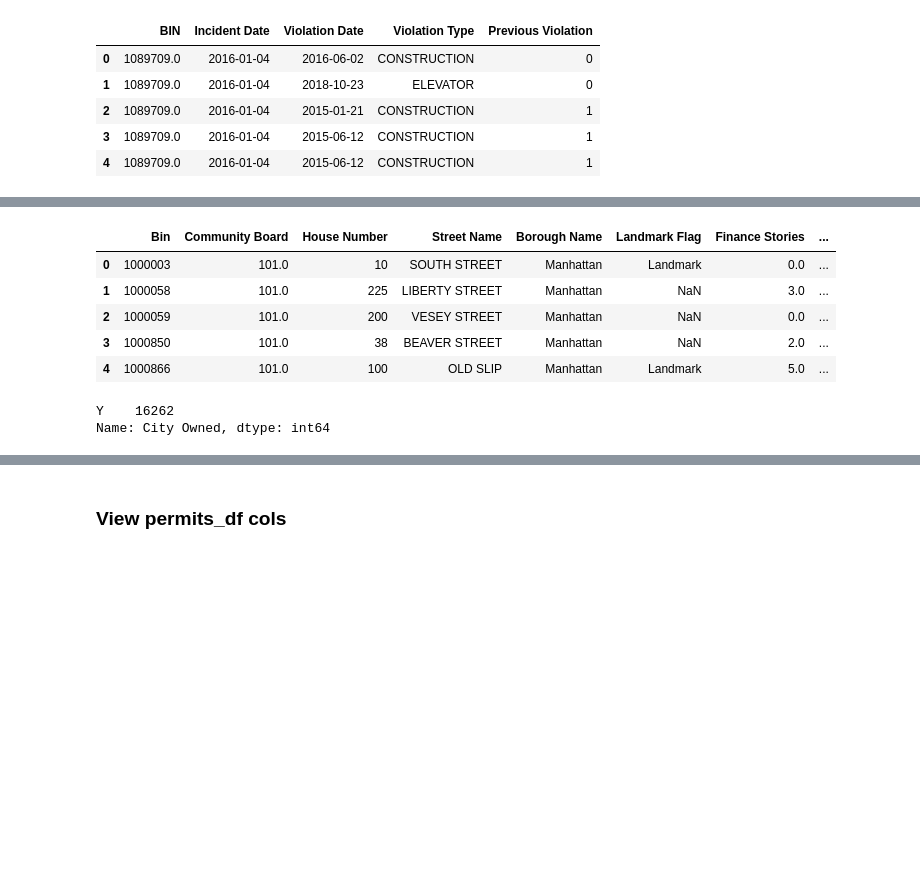
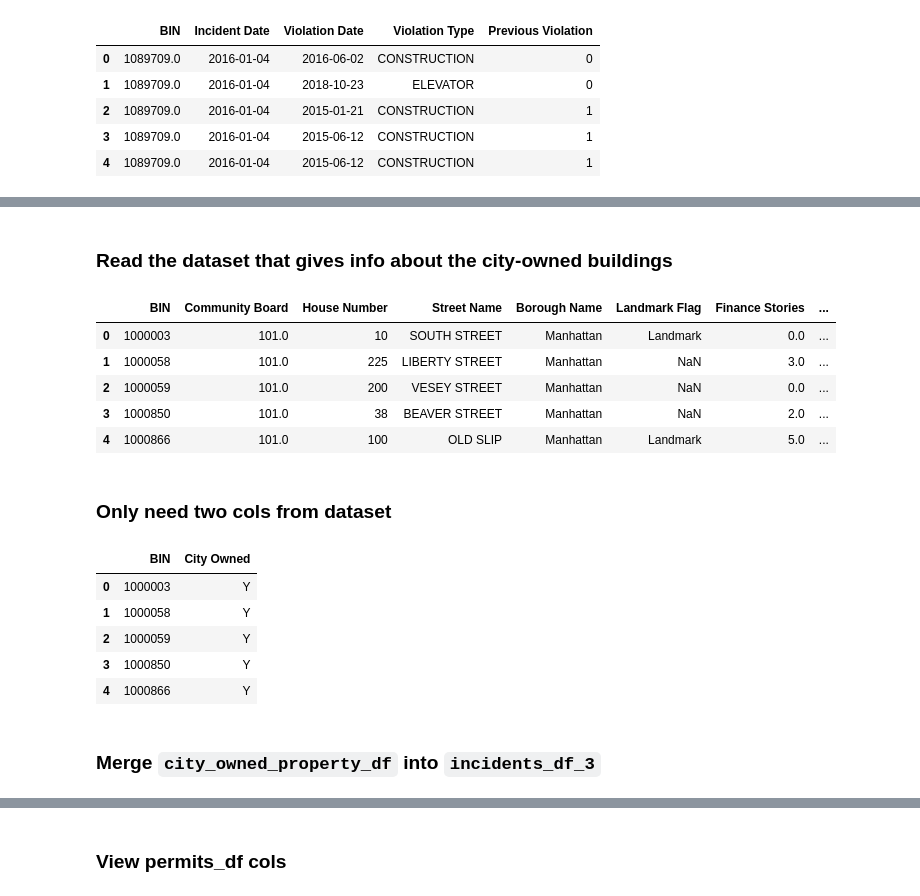
Before and after one commit to ahsan-fayyaz/DOB-Construction-Injury-Predictions, a Jupyter notebook: Accident Prediction.ipynb, the cells around one changed output, grey strips where cells are left out. Cells and saved outputs as stored; diff of their text form; code cells hidden in the pictures; blank space fills up the shorter version.

```diff
--- a/Accident Prediction.ipynb
+++ b/Accident Prediction.ipynb
@@ -516,16 +534,28 @@ incidents_df_3.head()
+# %% [markdown]
+### Read the dataset that gives info about the city-owned buildings
 # %%
 city_owned_property_df = pd.read_csv(path + "DOB property.csv")
+city_owned_property_df = city_owned_property_df.rename(columns={'Bin': 'BIN'})
 city_owned_property_df.head()
 # %% [output]
-|  | Bin | Community Board | House Number | Street Name | Borough Name | Landmark Flag | Finance Stories | ... |
+|  | BIN | Community Board | House Number | Street Name | Borough Name | Landmark Flag | Finance Stories | ... |
 | 0 | 1000003 | 101.0 | 10 | SOUTH STREET | Manhattan | Landmark | 0.0 | ... |
 | 1 | 1000058 | 101.0 | 225 | LIBERTY STREET | Manhattan | NaN | 3.0 | ... |
 | 2 | 1000059 | 101.0 | 200 | VESEY STREET | Manhattan | NaN | 0.0 | ... |
 | 3 | 1000850 | 101.0 | 38 | BEAVER STREET | Manhattan | NaN | 2.0 | ... |
 | 4 | 1000866 | 101.0 | 100 | OLD SLIP | Manhattan | Landmark | 5.0 | ... |
+# %% [markdown]
+### Only need two cols from dataset
 # %%
-city_owned_property_df = city_owned_property_df[["Bin", "City Owned"]]
-city_owned_property_df['City Owned'].value_counts()
+city_owned_property_df = city_owned_property_df[["BIN", "City Owned"]]
+city_owned_property_df["BIN"] = city_owned_property_df["BIN"].astype(str)
+city_owned_property_df.head()
 # %% [output]
-Y    16262
-Name: City Owned, dtype: int64
+|  | BIN | City Owned |
+| 0 | 1000003 | Y |
+| 1 | 1000058 | Y |
+| 2 | 1000059 | Y |
+| 3 | 1000850 | Y |
+| 4 | 1000866 | Y |
+# %% [markdown]
+### Merge `city_owned_property_df` into `incidents_df_3`
```
Also changed, not shown: parts of 40 cells of this notebook.
